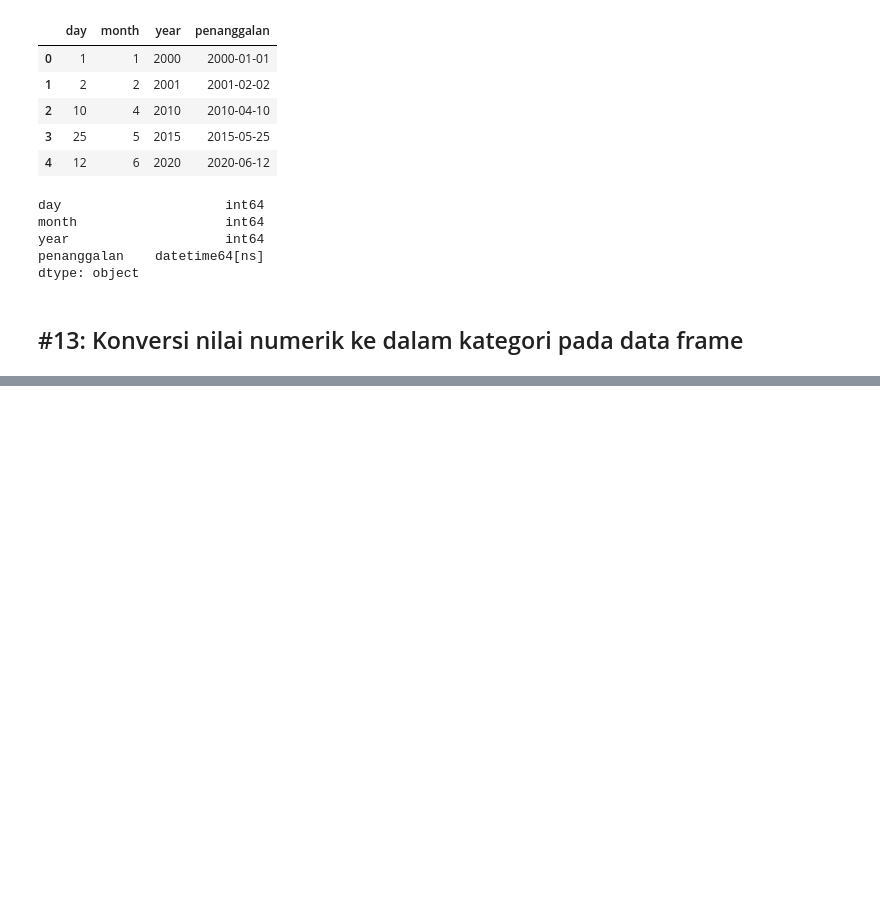
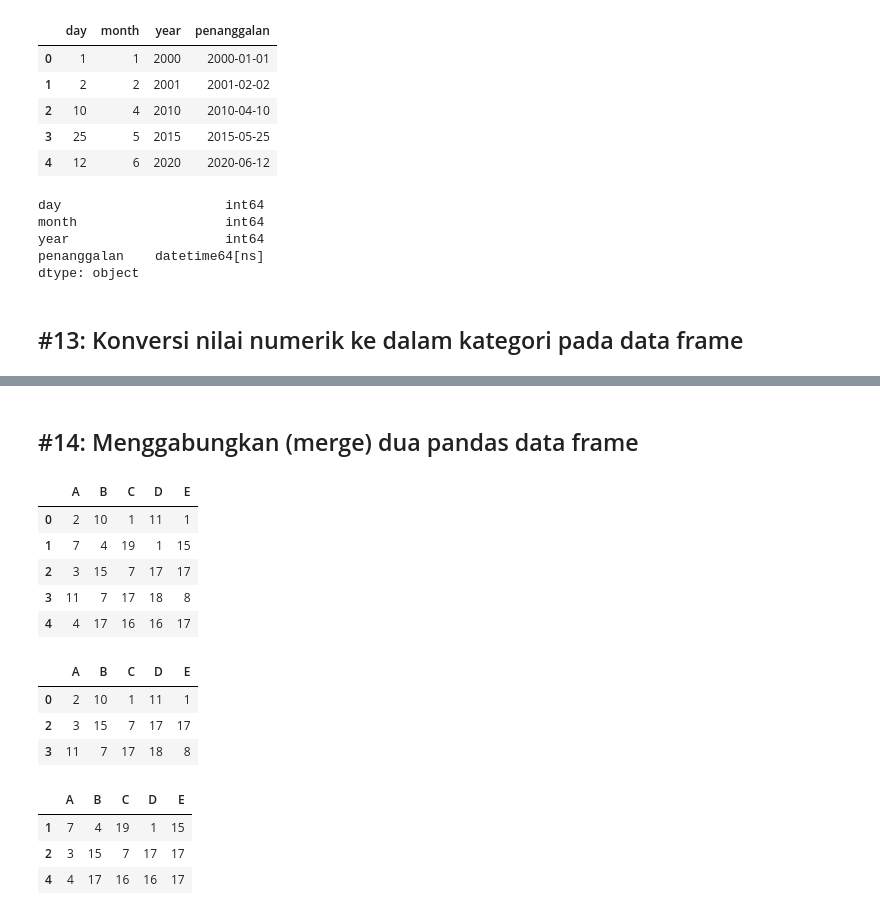
Before and after one commit to yap23/belajar_python, a Jupyter notebook: Belajar Pandas.ipynb, the cells around one changed output, grey strips where cells are left out. Drawn from its saved outputs; the diff is of its cells as text; code cells hidden in the pictures; blank space fills up the shorter version.

```diff
--- a/Belajar Pandas.ipynb
+++ b/Belajar Pandas.ipynb
@@ -639,0 +676,35 @@ dtype: object
+# %% [markdown]
+## #14: Menggabungkan (merge) dua pandas data frame
+# %%
+# Persiapan data frame
+n_rows = 5
+n_cols = 5
+cols = tuple('ABCDE')
+
+df = pd.DataFrame(np.random.randint(1,20,size=(n_rows,n_cols)),columns=cols)
+df.head()
+# %% [output]
+|  | A | B | C | D | E |
+| 0 | 2 | 10 | 1 | 11 | 1 |
+| 1 | 7 | 4 | 19 | 1 | 15 |
+| 2 | 3 | 15 | 7 | 17 | 17 |
+| 3 | 11 | 7 | 17 | 18 | 8 |
+| 4 | 4 | 17 | 16 | 16 | 17 |
+# %%
+df1 = df.copy(deep=True)
+df1 = df1.drop([1,4])
+df1
+# %% [output]
+|  | A | B | C | D | E |
+| 0 | 2 | 10 | 1 | 11 | 1 |
+| 2 | 3 | 15 | 7 | 17 | 17 |
+| 3 | 11 | 7 | 17 | 18 | 8 |
+# %%
+df2 = df.copy(deep=True)
+df2 = df2.drop([0,3])
+df2
+# %% [output]
+|  | A | B | C | D | E |
+| 1 | 7 | 4 | 19 | 1 | 15 |
+| 2 | 3 | 15 | 7 | 17 | 17 |
+| 4 | 4 | 17 | 16 | 16 | 17 |
```
Also changed, not shown: parts of 2 cells of this notebook.
